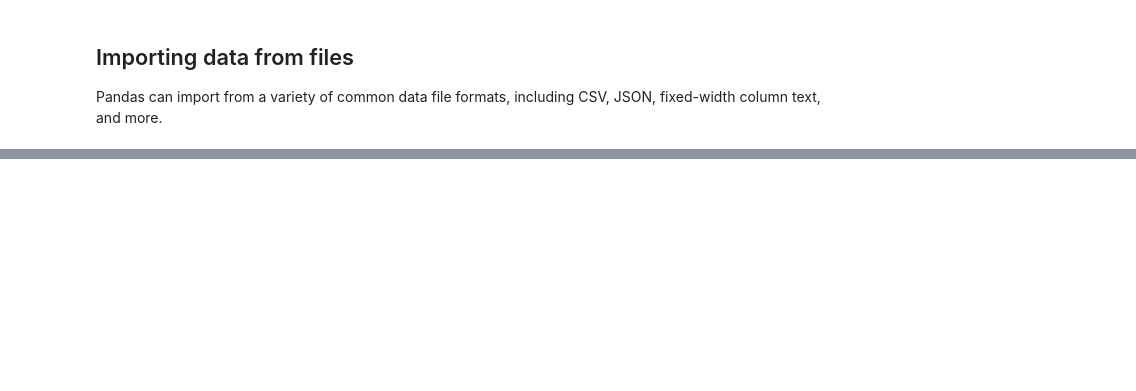
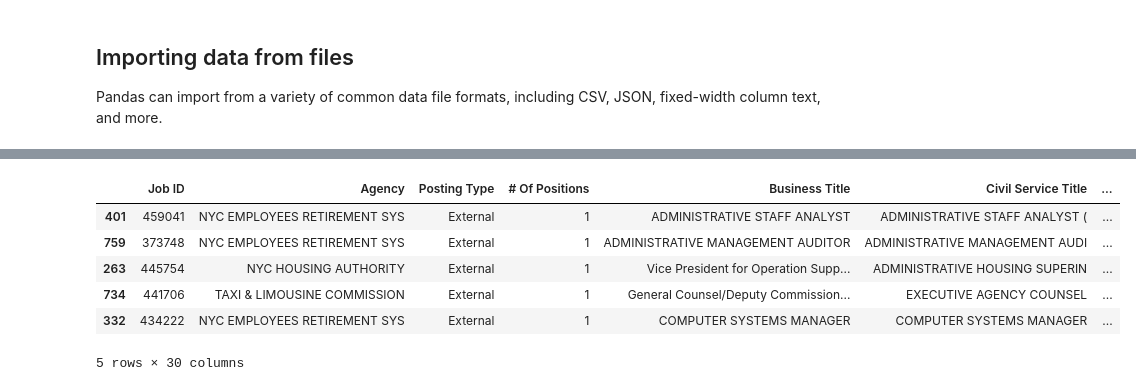
Before and after one commit to nyu-database-design/course-materials, a Jupyter notebook: docs/files/jupyter/pandas_dataframe.ipynb, the cells around one changed output, grey strips where cells are left out. Drawn from its saved outputs; the diff is of its cells as text; code cells hidden in the pictures; blank space fills up the shorter version.

```diff
--- a/docs/files/jupyter/pandas_dataframe.ipynb
+++ b/docs/files/jupyter/pandas_dataframe.ipynb
@@ -161,0 +266,11 @@ df[ (df['Posting Type'] == 'External') & (df['Salary Frequency'] == 'Annual') &
+# %%
+# the same query as above, just in one line
+df[ (df['Posting Type'] == 'External') & (df['Salary Frequency'] == 'Annual') & (df['Salary Range To'] >= 200000) ].sample(5)
+# %% [output]
+|  | Job ID | Agency | Posting Type | # Of Positions | Business Title | Civil Service Title | ... |
+| 401 | 459041 | NYC EMPLOYEES RETIREMENT SYS | External | 1 | ADMINISTRATIVE STAFF ANALYST | ADMINISTRATIVE STAFF ANALYST ( | ... |
+| 759 | 373748 | NYC EMPLOYEES RETIREMENT SYS | External | 1 | ADMINISTRATIVE MANAGEMENT AUDITOR | ADMINISTRATIVE MANAGEMENT AUDI | ... |
+| 263 | 445754 | NYC HOUSING AUTHORITY | External | 1 | Vice President for Operation Supp... | ADMINISTRATIVE HOUSING SUPERIN | ... |
+| 734 | 441706 | TAXI & LIMOUSINE COMMISSION | External | 1 | General Counsel/Deputy Commission... | EXECUTIVE AGENCY COUNSEL | ... |
+| 332 | 434222 | NYC EMPLOYEES RETIREMENT SYS | External | 1 | COMPUTER SYSTEMS MANAGER | COMPUTER SYSTEMS MANAGER | ... |
+5 rows × 30 columns
```
Also changed, not shown: parts of 27 cells of this notebook, 1 other file.
